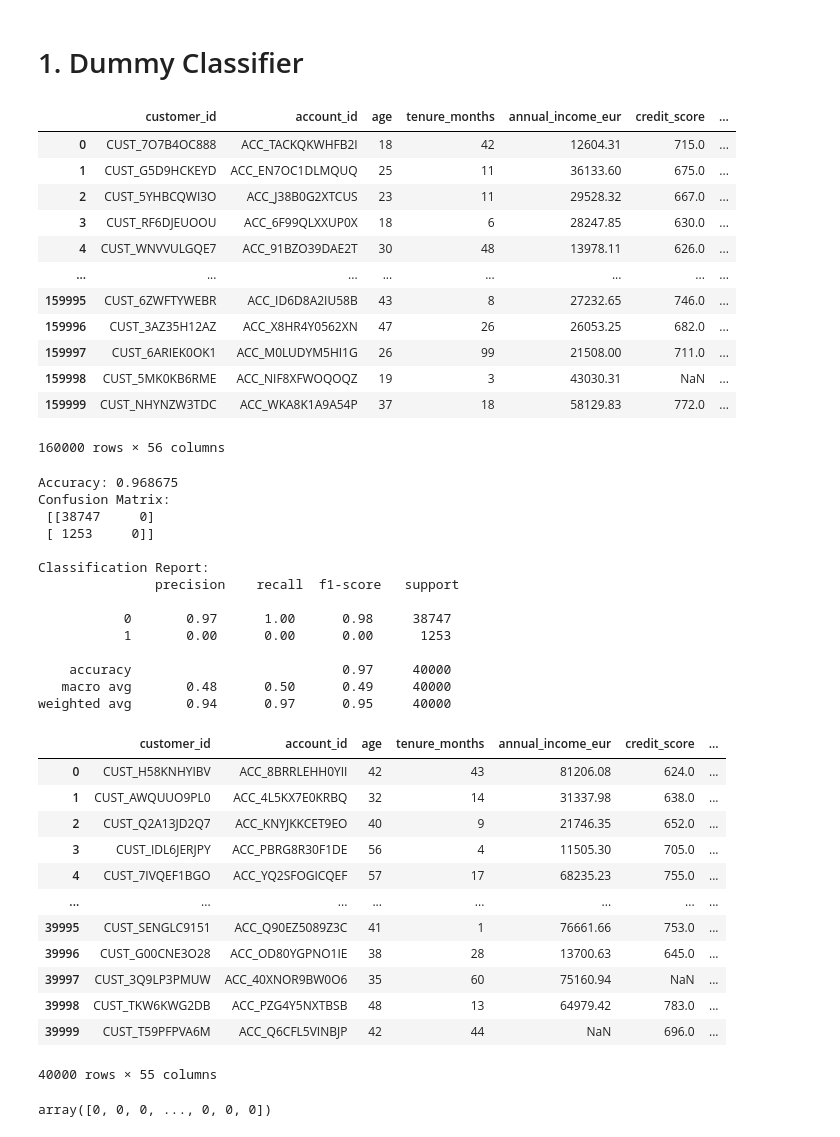
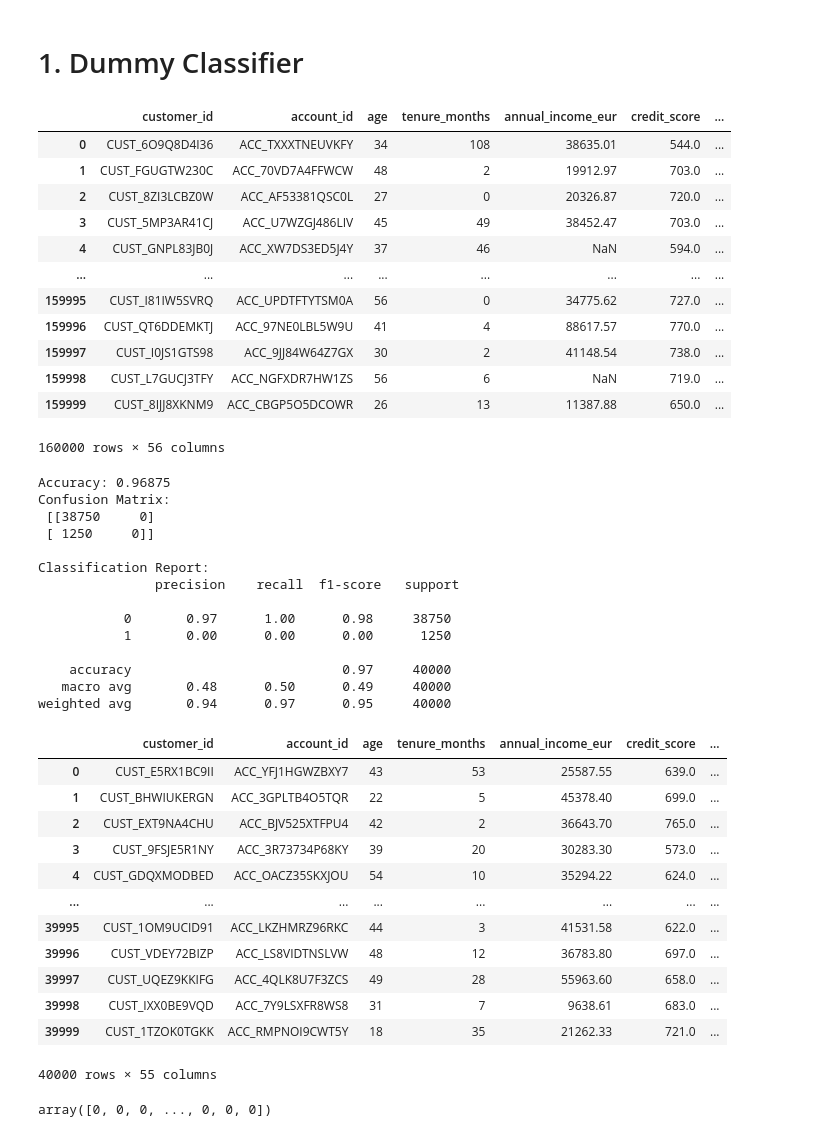
Before and after one commit to Noah-rsn/Projet_ML_B2_Noah_Yasmina, a Jupyter notebook: EDA/EDA_Noah.ipynb, the cells around one changed output. Cells and saved outputs as stored; diff of their text form; code cells hidden in the pictures.

```diff
--- a/EDA/EDA_Noah.ipynb
+++ b/EDA/EDA_Noah.ipynb
@@ -8,22 +9,25 @@ from sklearn.metrics import accuracy_score, confusion_matrix, classification_rep
 from sklearn.dummy import DummyClassifier
 # %% [markdown]
 # 1. Dummy Classifier
+# %%
+data = pd.read_csv("../data/kaggle_b2_fraud_train_v3.csv")
+
+df = data.copy()
 # %%
-df = pd.read_csv("../data/kaggle_b2_fraud_train.csv")
 df
 # %% [output]
 |  | customer_id | account_id | age | tenure_months | annual_income_eur | credit_score | ... |
-| 0 | CUST_7O7B4OC888 | ACC_TACKQKWHFB2I | 18 | 42 | 12604.31 | 715.0 | ... |
-| 1 | CUST_G5D9HCKEYD | ACC_EN7OC1DLMQUQ | 25 | 11 | 36133.60 | 675.0 | ... |
-| 2 | CUST_5YHBCQWI3O | ACC_J38B0G2XTCUS | 23 | 11 | 29528.32 | 667.0 | ... |
-| 3 | CUST_RF6DJEUOOU | ACC_6F99QLXXUP0X | 18 | 6 | 28247.85 | 630.0 | ... |
-| 4 | CUST_WNVVULGQE7 | ACC_91BZO39DAE2T | 30 | 48 | 13978.11 | 626.0 | ... |
+| 0 | CUST_6O9Q8D4I36 | ACC_TXXXTNEUVKFY | 34 | 108 | 38635.01 | 544.0 | ... |
+| 1 | CUST_FGUGTW230C | ACC_70VD7A4FFWCW | 48 | 2 | 19912.97 | 703.0 | ... |
+| 2 | CUST_8ZI3LCBZ0W | ACC_AF53381QSC0L | 27 | 0 | 20326.87 | 720.0 | ... |
+| 3 | CUST_5MP3AR41CJ | ACC_U7WZGJ486LIV | 45 | 49 | 38452.47 | 703.0 | ... |
+| 4 | CUST_GNPL83JB0J | ACC_XW7DS3ED5J4Y | 37 | 46 | NaN | 594.0 | ... |
 | ... | ... | ... | ... | ... | ... | ... | ... |
-| 159995 | CUST_6ZWFTYWEBR | ACC_ID6D8A2IU58B | 43 | 8 | 27232.65 | 746.0 | ... |
-| 159996 | CUST_3AZ35H12AZ | ACC_X8HR4Y0562XN | 47 | 26 | 26053.25 | 682.0 | ... |
-| 159997 | CUST_6ARIEK0OK1 | ACC_M0LUDYM5HI1G | 26 | 99 | 21508.00 | 711.0 | ... |
-| 159998 | CUST_5MK0KB6RME | ACC_NIF8XFWOQOQZ | 19 | 3 | 43030.31 | NaN | ... |
-| 159999 | CUST_NHYNZW3TDC | ACC_WKA8K1A9A54P | 37 | 18 | 58129.83 | 772.0 | ... |
+| 159995 | CUST_I81IW5SVRQ | ACC_UPDTFTYTSM0A | 56 | 0 | 34775.62 | 727.0 | ... |
+| 159996 | CUST_QT6DDEMKTJ | ACC_97NE0LBL5W9U | 41 | 4 | 88617.57 | 770.0 | ... |
+| 159997 | CUST_I0JS1GTS98 | ACC_9JJ84W64Z7GX | 30 | 2 | 41148.54 | 738.0 | ... |
+| 159998 | CUST_L7GUCJ3TFY | ACC_NGFXDR7HW1ZS | 56 | 6 | NaN | 719.0 | ... |
+| 159999 | CUST_8IJJ8XKNM9 | ACC_CBGP5O5DCOWR | 26 | 13 | 11387.88 | 650.0 | ... |
 160000 rows × 56 columns
 # %%
 X = df.drop(columns="target_is_fraud") # J'ai choisis la colonne target_is_fraud en target
@@ -40,36 +44,36 @@ print("Accuracy:", accuracy_score(y_test, y_pred))
 print("Confusion Matrix:\n", confusion_matrix(y_test, y_pred))
 print("\nClassification Report:\n", classification_report(y_test, y_pred))
 # %% [output]
-Accuracy: 0.968675
+Accuracy: 0.96875
 Confusion Matrix:
- [[38747     0]
- [ 1253     0]]
+ [[38750     0]
+ [ 1250     0]]
 
 Classification Report:
                precision    recall  f1-score   support
 
-           0       0.97      1.00      0.98     38747
-           1       0.00      0.00      0.00      1253
+           0       0.97      1.00      0.98     38750
+           1       0.00      0.00      0.00      1250
 
     accuracy                           0.97     40000
    macro avg       0.48      0.50      0.49     40000
 weighted avg       0.94      0.97      0.95     40000
 # %%
-df_test = pd.read_csv("../data/kaggle_b2_fraud_test.csv")
+df_test = pd.read_csv("../data/kaggle_b2_fraud_test_v3.csv")
 df_test
 # %% [output]
 |  | customer_id | account_id | age | tenure_months | annual_income_eur | credit_score | ... |
-| 0 | CUST_H58KNHYIBV | ACC_8BRRLEHH0YII | 42 | 43 | 81206.08 | 624.0 | ... |
-| 1 | CUST_AWQUUO9PL0 | ACC_4L5KX7E0KRBQ | 32 | 14 | 31337.98 | 638.0 | ... |
-| 2 | CUST_Q2A13JD2Q7 | ACC_KNYJKKCET9EO | 40 | 9 | 21746.35 | 652.0 | ... |
-| 3 | CUST_IDL6JERJPY | ACC_PBRG8R30F1DE | 56 | 4 | 11505.30 | 705.0 | ... |
-| 4 | CUST_7IVQEF1BGO | ACC_YQ2SFOGICQEF | 57 | 17 | 68235.23 | 755.0 | ... |
+| 0 | CUST_E5RX1BC9II | ACC_YFJ1HGWZBXY7 | 43 | 53 | 25587.55 | 639.0 | ... |
+| 1 | CUST_BHWIUKERGN | ACC_3GPLTB4O5TQR | 22 | 5 | 45378.40 | 699.0 | ... |
+| 2 | CUST_EXT9NA4CHU | ACC_BJV525XTFPU4 | 42 | 2 | 36643.70 | 765.0 | ... |
+| 3 | CUST_9FSJE5R1NY | ACC_3R73734P68KY | 39 | 20 | 30283.30 | 573.0 | ... |
+| 4 | CUST_GDQXMODBED | ACC_OACZ35SKXJOU | 54 | 10 | 35294.22 | 624.0 | ... |
 | ... | ... | ... | ... | ... | ... | ... | ... |
-| 39995 | CUST_SENGLC9151 | ACC_Q90EZ5089Z3C | 41 | 1 | 76661.66 | 753.0 | ... |
-| 39996 | CUST_G00CNE3O28 | ACC_OD80YGPNO1IE | 38 | 28 | 13700.63 | 645.0 | ... |
-| 39997 | CUST_3Q9LP3PMUW | ACC_40XNOR9BW0O6 | 35 | 60 | 75160.94 | NaN | ... |
-| 39998 | CUST_TKW6KWG2DB | ACC_PZG4Y5NXTBSB | 48 | 13 | 64979.42 | 783.0 | ... |
-| 39999 | CUST_T59PFPVA6M | ACC_Q6CFL5VINBJP | 42 | 44 | NaN | 696.0 | ... |
+| 39995 | CUST_1OM9UCID91 | ACC_LKZHMRZ96RKC | 44 | 3 | 41531.58 | 622.0 | ... |
+| 39996 | CUST_VDEY72BIZP | ACC_LS8VIDTNSLVW | 48 | 12 | 36783.80 | 697.0 | ... |
+| 39997 | CUST_UQEZ9KKIFG | ACC_4QLK8U7F3ZCS | 49 | 28 | 55963.60 | 658.0 | ... |
+| 39998 | CUST_IXX0BE9VQD | ACC_7Y9LSXFR8WS8 | 31 | 7 | 9638.61 | 683.0 | ... |
+| 39999 | CUST_1TZOK0TGKK | ACC_RMPNOI9CWT5Y | 18 | 35 | 21262.33 | 721.0 | ... |
 40000 rows × 55 columns
 # %%
 X_test_final = df_test[X_train.columns]
```
Also changed, not shown: parts of 38 cells of this notebook, 2 other files.
